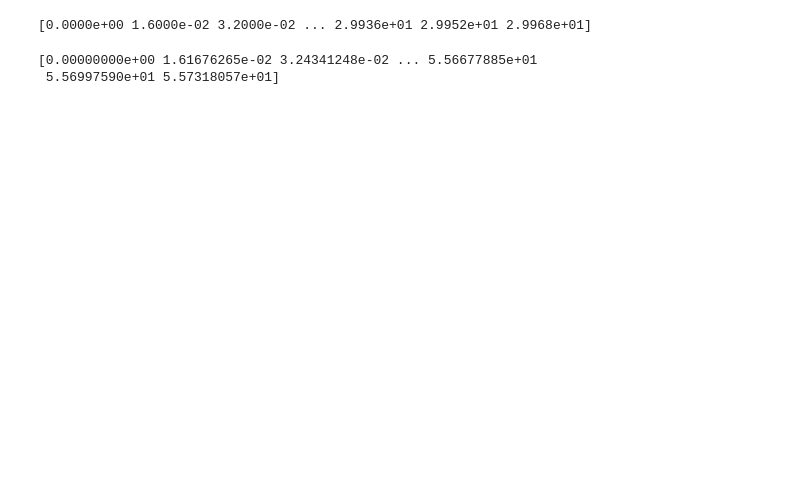
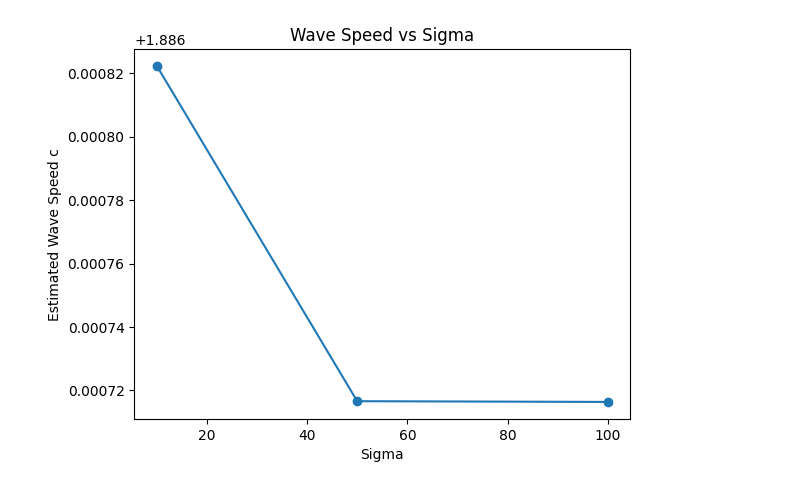
Before and after one commit to mohdkashifansari/Optimisation_and_Numerical_Analysis_Techniques, a Jupyter notebook: Parabolic_Eqs/Tut4.ipynb, the cells around one changed output. Cells and saved outputs as stored; diff of their text form; code cells hidden in the pictures; blank space fills up the shorter version.

```diff
--- a/Parabolic_Eqs/Tut4.ipynb
+++ b/Parabolic_Eqs/Tut4.ipynb
@@ -74,9 +74,39 @@ Estimated wave speed c ≈ 1.9411846485561948
 # %%
-print(times)
+sigma_values = [10, 50, 100]
+
+# plot wave speed vs sigma
+speeds = []
+for sigma in sigma_values:
+    u = 1/(1 + np.exp((4 + x * sigma)))
+    t = 0
+    front = []
+    times = []
+    for step in range(int(T/dt)):
+        if u.max() > 0.5:
+            idx = np.argmax(u <= 0.5)
+            if idx > 0:
+                x1, x2 = x[idx-1], x[idx]
+                u1, u2 = u[idx-1], u[idx]
+                xf = x1 + (0.5-u1)*(x2-x1)/(u2-u1)
+            else:
+                xf = x[0]
+            times.append(t)
+            front.append(xf)
+        un = u.copy()
+        lap = (un[2:] - 2*un[1:-1] + un[:-2]) / dx**2
+        u[1:-1] = un[1:-1] + dt*(lap + un[1:-1]*(1-un[1:-1]))
+        u[0] = u[1]
+        u[-1] = u[-2]
+        t += dt
+    times = np.array(times)
+    front = np.array(front)
+    mask = times > 10
+    c_est = np.polyfit(times[mask], front[mask], 1)[0]
+    speeds.append(abs(c_est))
+plt.plot(sigma_values, speeds, marker='o')
+plt.xlabel("Sigma")
+plt.ylabel("Estimated Wave Speed c")
+plt.title("Wave Speed vs Sigma")
+plt.show()
 # %% [output]
-[0.0000e+00 1.6000e-02 3.2000e-02 ... 2.9936e+01 2.9952e+01 2.9968e+01]
+[figure, added]
-# %%
-print(front)
-# %% [output]
-[0.00000000e+00 1.61676265e-02 3.24341248e-02 ... 5.56677885e+01
- 5.56997590e+01 5.57318057e+01]
```
Also changed, not shown: parts of 2 cells of this notebook, 5 other files.
